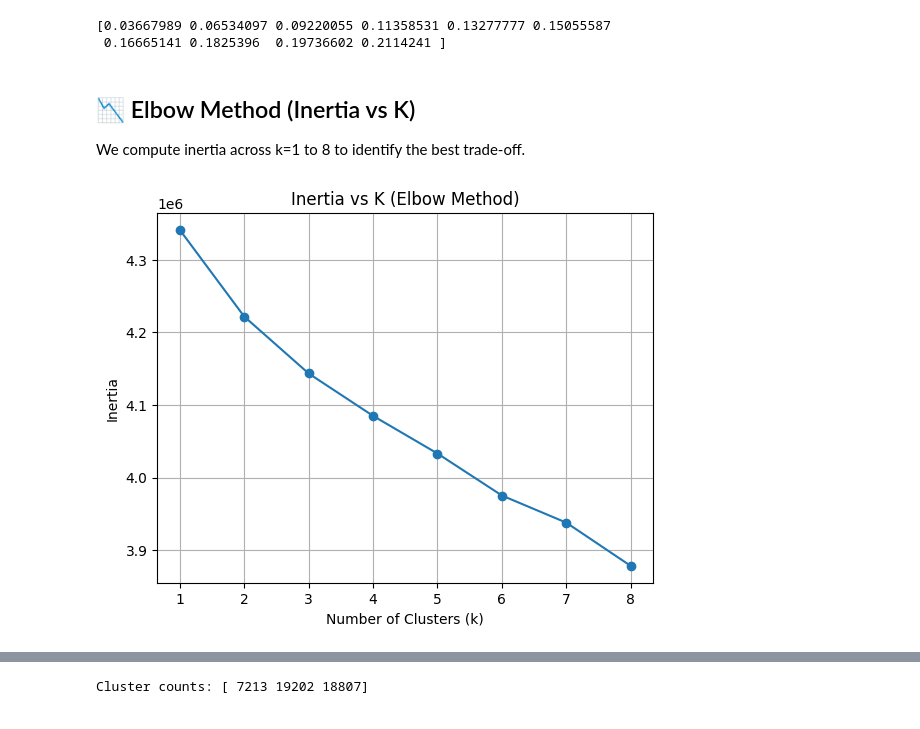
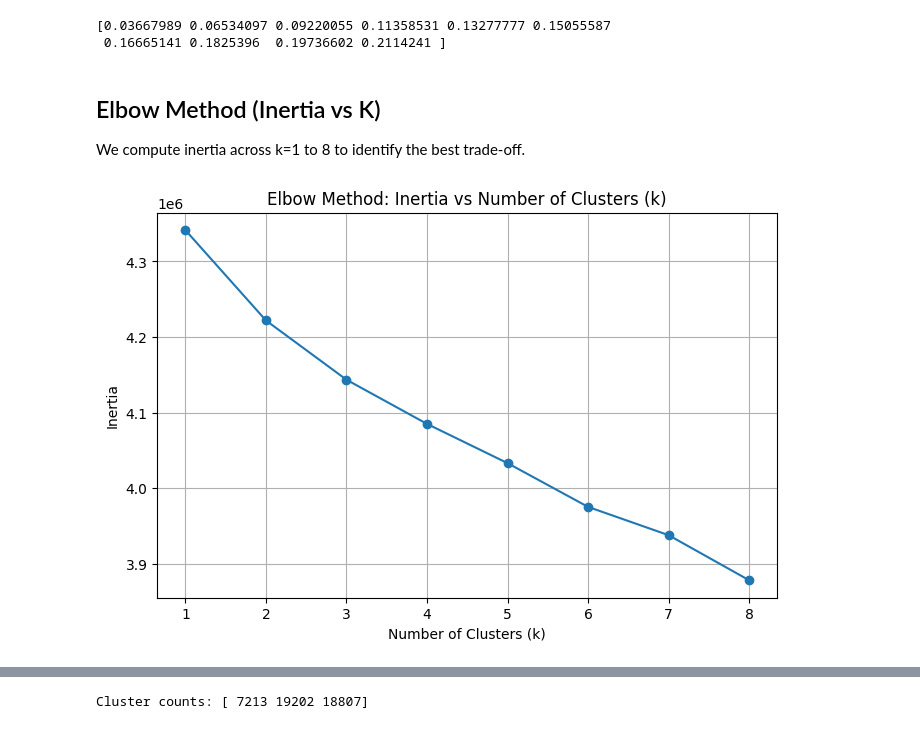
Before and after one commit to mk251-stack/INDE-577-Final-Project, a Jupyter notebook: examples/Unsupervised_Learning/K_Means_Clustering/K_Means_Clustering.ipynb, the cells around one changed output, grey strips where cells are left out. Drawn from its saved outputs; the diff is of its cells as text; code cells hidden in the pictures.

Commit message:
Modify K means clustering notebook markdowns

```diff
--- a/examples/Unsupervised_Learning/K_Means_Clustering/K_Means_Clustering.ipynb
+++ b/examples/Unsupervised_Learning/K_Means_Clustering/K_Means_Clustering.ipynb
@@ -101,22 +107,17 @@ print(np.cumsum(pca.explained_variance_ratio_)[:10])
 # %%
 elbow_results = compute_elbow_inertia(X_scaled, range(1, 9))
 # %% [markdown]
-## 📉 Elbow Method (Inertia vs K)
+## Elbow Method (Inertia vs K)
 We compute inertia across k=1 to 8 to identify the best trade-off.
 # %%
-inertia_vals = []
-k_values = range(1, 9)
+k_vals, inertias = zip(*elbow_results)
 
-for k in k_values:
-    km = KMeans(n_clusters=k, random_state=42, n_init=10)
-    km.fit(X_scaled)
-    inertia_vals.append(km.inertia_)
-
-plt.plot(k_values, inertia_vals, marker="o")
-plt.title("Inertia vs K (Elbow Method)")
+plt.figure(figsize=(8,5))
+plt.plot(k_vals, inertias, marker="o")
+plt.title("Elbow Method: Inertia vs Number of Clusters (k)")
 plt.xlabel("Number of Clusters (k)")
 plt.ylabel("Inertia")
 plt.grid(True)
 plt.show()
 # %% [output]
-[figure, old version]
+[figure, new version]
```
Also changed, not shown: parts of 20 cells of this notebook.
